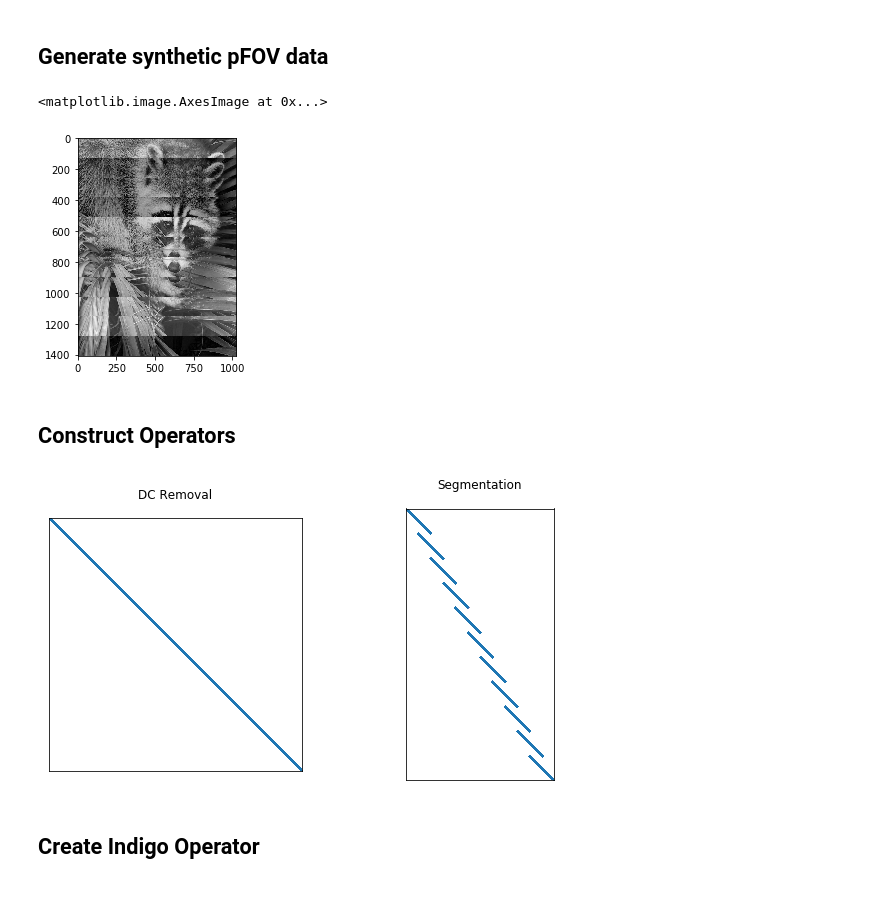
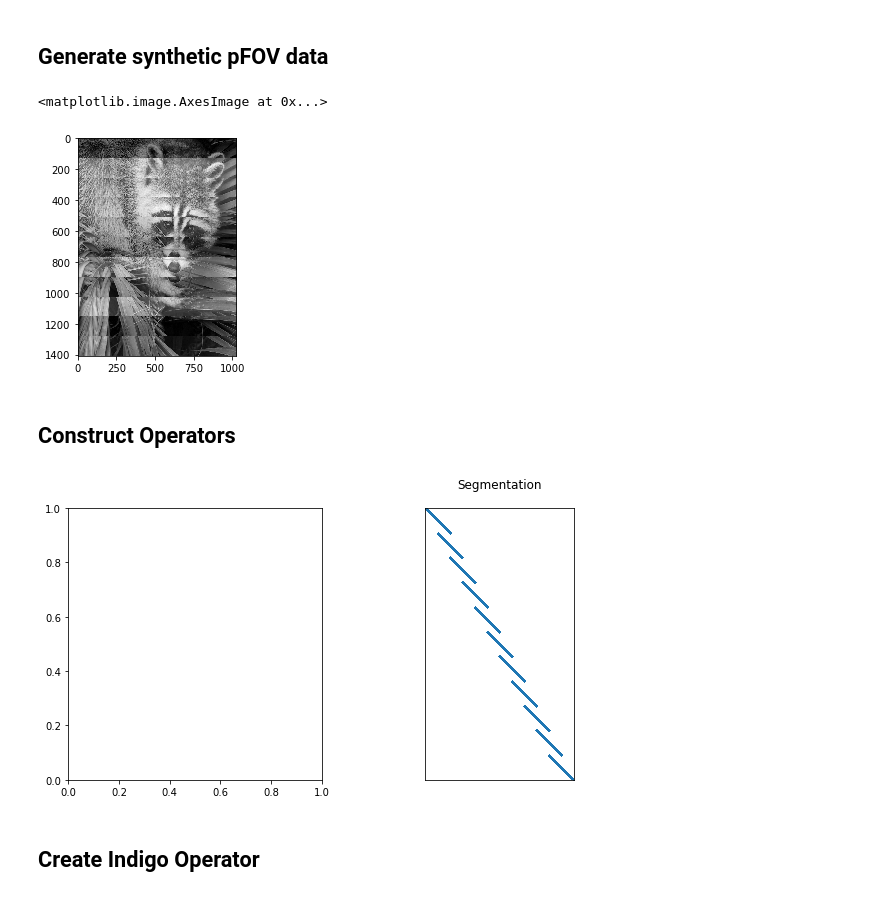
Before and after one commit to mbdriscoll/indigo, a Jupyter notebook: examples/mpi.ipynb, the cells around one changed output. Saved outputs shown, nothing was run; the diff lists cells and outputs as text; code cells hidden in the pictures.

Commit message:
update mpi notebook to use new One operator

```diff
--- a/examples/mpi.ipynb
+++ b/examples/mpi.ipynb
@@ -27,19 +27,21 @@ Populating the interactive namespace from numpy and matplotlib
 # %%
 x,z = img.shape
 p = width = 128
 s = overlap = 32
 g = gap = p-2*s
 
 pfovs = np.array([img[c:c+p,:] for c in range(0,x-g,g)])
 
 img_dc = np.mean(abs(img))
 dc_offsets = (np.random.rand(len(pfovs)) - 0.5) * img_dc
 pfovs += dc_offsets[:,None,None]
 
+npf, px, pz = pfovs.shape
+
 plt.imshow( abs(pfovs).reshape((-1,z)), cmap='gray', interpolation='nearest' )
 # %% [output]
 <matplotlib.image.AxesImage at 0x...>
-[figure, old version]
+[figure, new version]
 # %% [markdown]
 ## Construct Operators
 # %%
@@ -51,22 +53,13 @@ rows = np.arange(pfovs.size)
 cols = np.array([indices[c:c+p,:] for c in range(0,x-g,g)]).flatten()
 SegOp = spp.coo_matrix((data, (rows,cols)), shape=S_shape)
 
-# construct dc removal operator
-DcRemOp = spp.eye( SegOp.shape[0], dtype=SegOp.dtype )
-DcRemOp.data -= 1/p
-
 fig, (ax0, ax1) = plt.subplots(1,2, figsize=(10,5))
-ax0.set_title("DC Removal")
-ax0.spy(DcRemOp, markersize=.01)
-ax0.xaxis.set_visible(False)
-ax0.yaxis.set_visible(False)
-
 ax1.set_title("Segmentation")
 ax1.spy(SegOp, markersize=.01)
 ax1.xaxis.set_visible(False)
 ax1.yaxis.set_visible(False)
 # %% [output]
-[figure, old version]
+[figure, new version]
 # %% [markdown]
 ## Create Indigo Operator
 # %%
```
Also changed, not shown: parts of 3 cells of this notebook.
